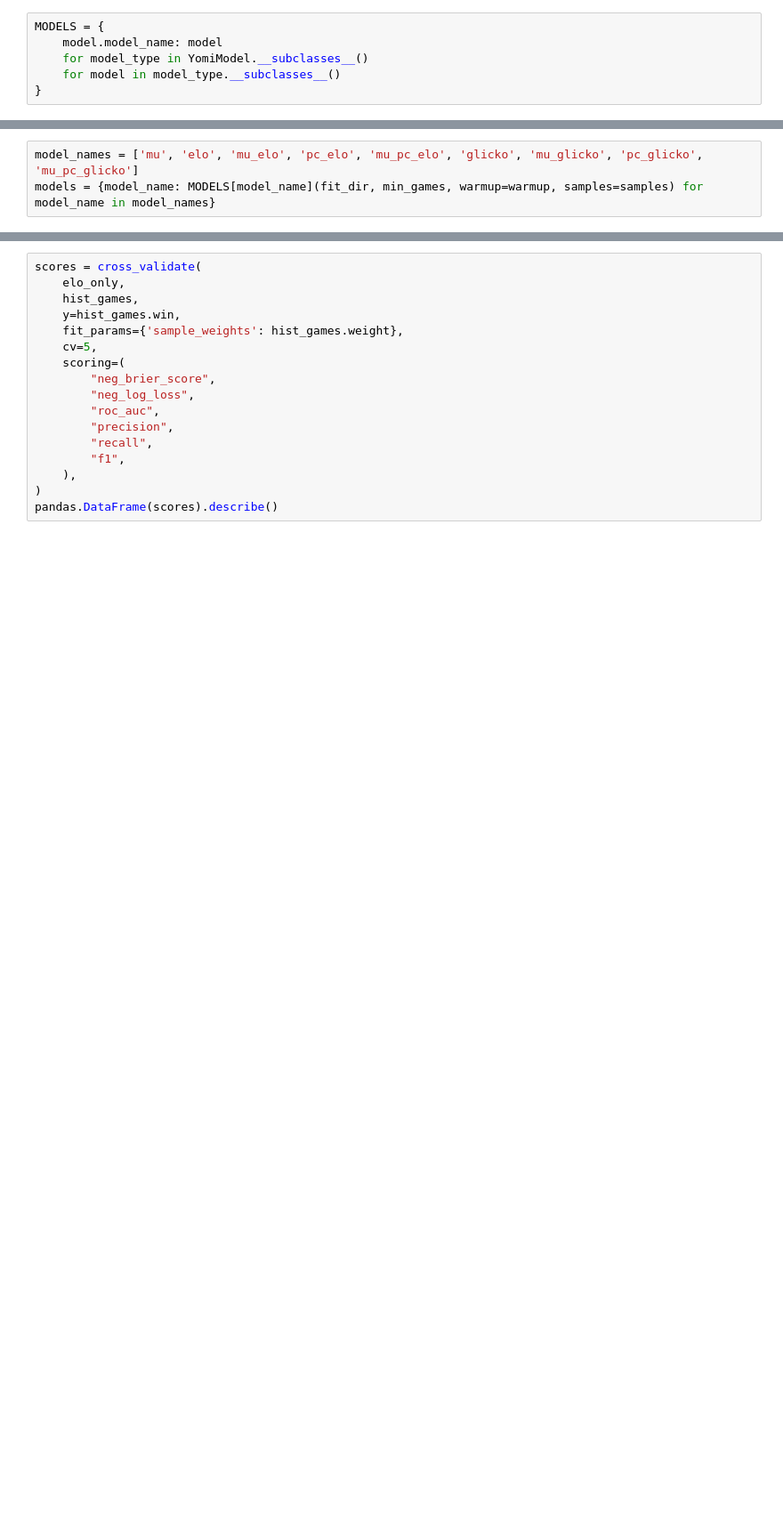
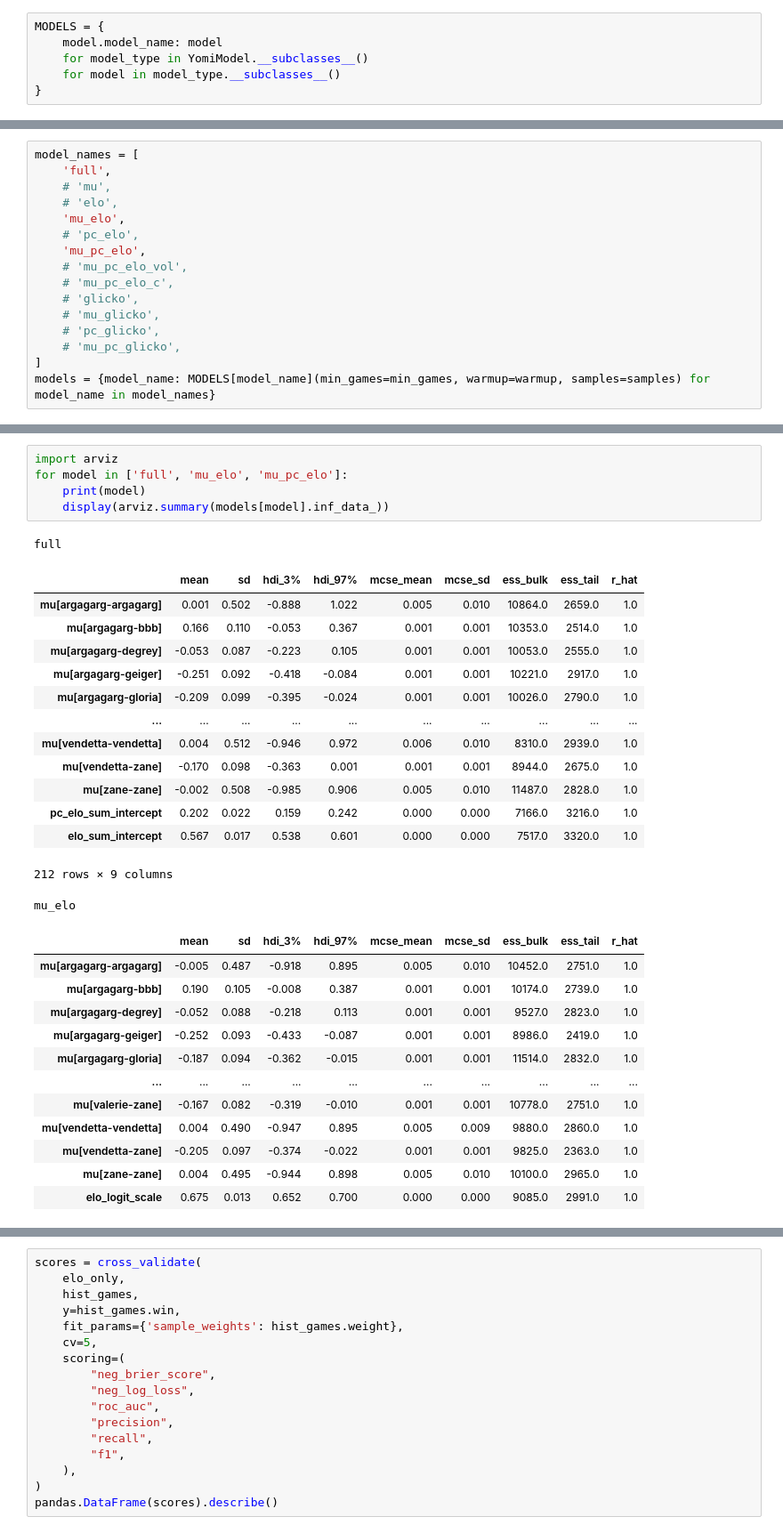
Before and after one commit to cpennington/yomi-skill, a Jupyter notebook: Model Check.ipynb, the cells around one changed output, grey strips where cells are left out. Shown: that part at 89% size. Cells and saved outputs as stored; diff of their text form; blank space fills up the shorter version.

```diff
--- a/Model Check.ipynb
+++ b/Model Check.ipynb
@@ -140,5 +90,18 @@ MODELS
  'mu_glicko': yomi_skill.models.mu_glicko.MUGlicko,
  'pc_glicko': yomi_skill.models.pc_glicko_only.PCGlicko}
 # %%
-model_names = ['mu', 'elo', 'mu_elo', 'pc_elo', 'mu_pc_elo', 'glicko', 'mu_glicko', 'pc_glicko', 'mu_pc_glicko']
-models = {model_name: MODELS[model_name](fit_dir, min_games, warmup=warmup, samples=samples) for model_name in model_names}
+model_names = [
+    'full',
+    # 'mu',
+    # 'elo',
+    'mu_elo',
+    # 'pc_elo',
+    'mu_pc_elo',
+    # 'mu_pc_elo_vol',
+    # 'mu_pc_elo_c',
+    # 'glicko',
+    # 'mu_glicko',
+    # 'pc_glicko',
+    # 'mu_pc_glicko',
+]
+models = {model_name: MODELS[model_name](min_games=min_games, warmup=warmup, samples=samples) for model_name in model_names}
@@ -315,0 +261,33 @@ Transforming variables...
+# %%
+import arviz
+for model in ['full', 'mu_elo', 'mu_pc_elo']:
+    print(model)
+    display(arviz.summary(models[model].inf_data_))
+# %% [output]
+full
+|  | mean | sd | hdi_3% | hdi_97% | mcse_mean | mcse_sd | ess_bulk | ess_tail | r_hat |
+| mu[argagarg-argagarg] | 0.001 | 0.502 | -0.888 | 1.022 | 0.005 | 0.010 | 10864.0 | 2659.0 | 1.0 |
+| mu[argagarg-bbb] | 0.166 | 0.110 | -0.053 | 0.367 | 0.001 | 0.001 | 10353.0 | 2514.0 | 1.0 |
+| mu[argagarg-degrey] | -0.053 | 0.087 | -0.223 | 0.105 | 0.001 | 0.001 | 10053.0 | 2555.0 | 1.0 |
+| mu[argagarg-geiger] | -0.251 | 0.092 | -0.418 | -0.084 | 0.001 | 0.001 | 10221.0 | 2917.0 | 1.0 |
+| mu[argagarg-gloria] | -0.209 | 0.099 | -0.395 | -0.024 | 0.001 | 0.001 | 10026.0 | 2790.0 | 1.0 |
+| ... | ... | ... | ... | ... | ... | ... | ... | ... | ... |
+| mu[vendetta-vendetta] | 0.004 | 0.512 | -0.946 | 0.972 | 0.006 | 0.010 | 8310.0 | 2939.0 | 1.0 |
+| mu[vendetta-zane] | -0.170 | 0.098 | -0.363 | 0.001 | 0.001 | 0.001 | 8944.0 | 2675.0 | 1.0 |
+| mu[zane-zane] | -0.002 | 0.508 | -0.985 | 0.906 | 0.005 | 0.010 | 11487.0 | 2828.0 | 1.0 |
+| pc_elo_sum_intercept | 0.202 | 0.022 | 0.159 | 0.242 | 0.000 | 0.000 | 7166.0 | 3216.0 | 1.0 |
+| elo_sum_intercept | 0.567 | 0.017 | 0.538 | 0.601 | 0.000 | 0.000 | 7517.0 | 3320.0 | 1.0 |
+212 rows × 9 columns
+mu_elo
+|  | mean | sd | hdi_3% | hdi_97% | mcse_mean | mcse_sd | ess_bulk | ess_tail | r_hat |
+| mu[argagarg-argagarg] | -0.005 | 0.487 | -0.918 | 0.895 | 0.005 | 0.010 | 10452.0 | 2751.0 | 1.0 |
+| mu[argagarg-bbb] | 0.190 | 0.105 | -0.008 | 0.387 | 0.001 | 0.001 | 10174.0 | 2739.0 | 1.0 |
+| mu[argagarg-degrey] | -0.052 | 0.088 | -0.218 | 0.113 | 0.001 | 0.001 | 9527.0 | 2823.0 | 1.0 |
+| mu[argagarg-geiger] | -0.252 | 0.093 | -0.433 | -0.087 | 0.001 | 0.001 | 8986.0 | 2419.0 | 1.0 |
+| mu[argagarg-gloria] | -0.187 | 0.094 | -0.362 | -0.015 | 0.001 | 0.001 | 11514.0 | 2832.0 | 1.0 |
+| ... | ... | ... | ... | ... | ... | ... | ... | ... | ... |
+| mu[valerie-zane] | -0.167 | 0.082 | -0.319 | -0.010 | 0.001 | 0.001 | 10778.0 | 2751.0 | 1.0 |
+| mu[vendetta-vendetta] | 0.004 | 0.490 | -0.947 | 0.895 | 0.005 | 0.009 | 9880.0 | 2860.0 | 1.0 |
+| mu[vendetta-zane] | -0.205 | 0.097 | -0.374 | -0.022 | 0.001 | 0.001 | 9825.0 | 2363.0 | 1.0 |
+| mu[zane-zane] | 0.004 | 0.495 | -0.944 | 0.898 | 0.005 | 0.010 | 10100.0 | 2965.0 | 1.0 |
+| elo_logit_scale | 0.675 | 0.013 | 0.652 | 0.700 | 0.000 | 0.000 | 9085.0 | 2991.0 | 1.0 |
```
Also changed, not shown: parts of 22 cells of this notebook, 9 other files.
